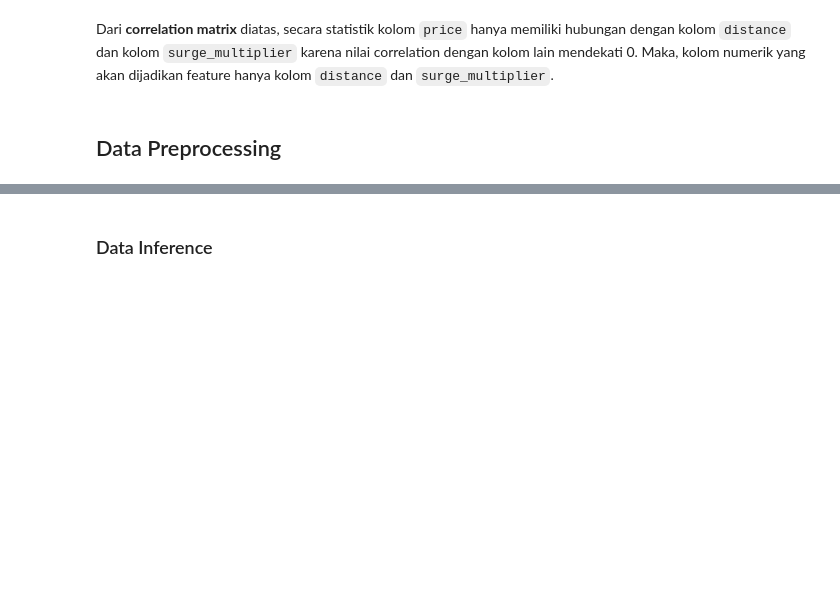
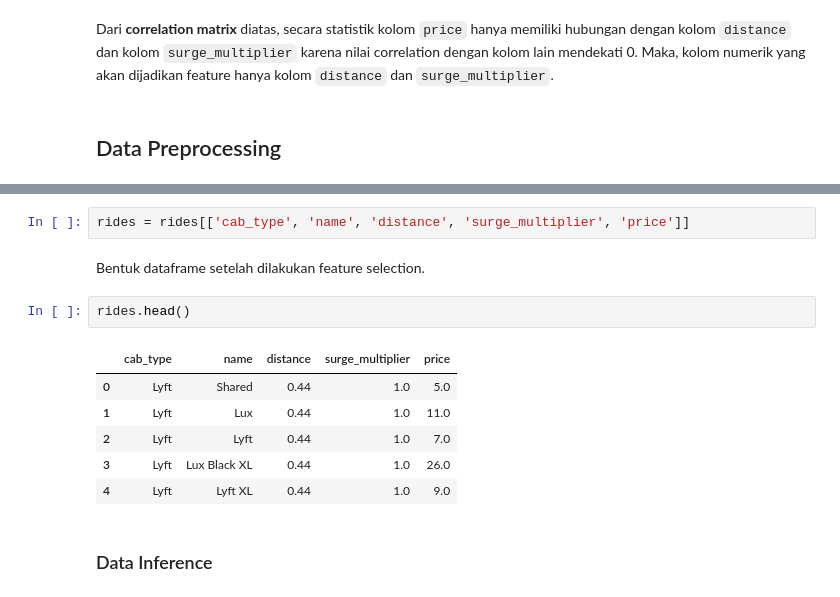
Before and after one commit to Penzragon/h8dsft_P1W1Reg, a Jupyter notebook: script.ipynb, the cells around one changed output, grey strips where cells are left out. Cells and saved outputs as stored; diff of their text form; blank space fills up the shorter version.

```diff
--- a/script.ipynb
+++ b/script.ipynb
@@ -482,3 +494,16 @@ Dari **correlation matrix** diatas, secara statistik kolom `price` hanya memilik
+# %%
+rides = rides[['cab_type', 'name', 'distance', 'surge_multiplier', 'price']]
+# %% [markdown]
+Bentuk dataframe setelah dilakukan feature selection.
+# %%
+rides.head()
+# %% [output]
+|  | cab_type | name | distance | surge_multiplier | price |
+| 0 | Lyft | Shared | 0.44 | 1.0 | 5.0 |
+| 1 | Lyft | Lux | 0.44 | 1.0 | 11.0 |
+| 2 | Lyft | Lyft | 0.44 | 1.0 | 7.0 |
+| 3 | Lyft | Lux Black XL | 0.44 | 1.0 | 26.0 |
+| 4 | Lyft | Lyft XL | 0.44 | 1.0 | 9.0 |
 # %% [markdown]
 ### Data Inference
 # %% [markdown]
```
Also changed, not shown: parts of 11 cells of this notebook.
